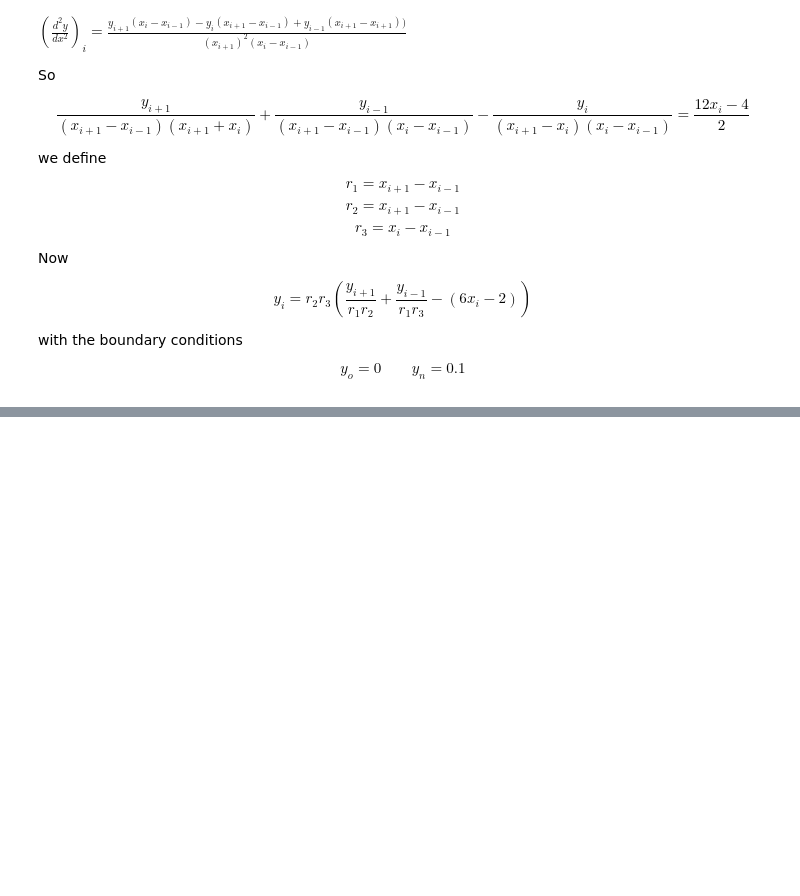
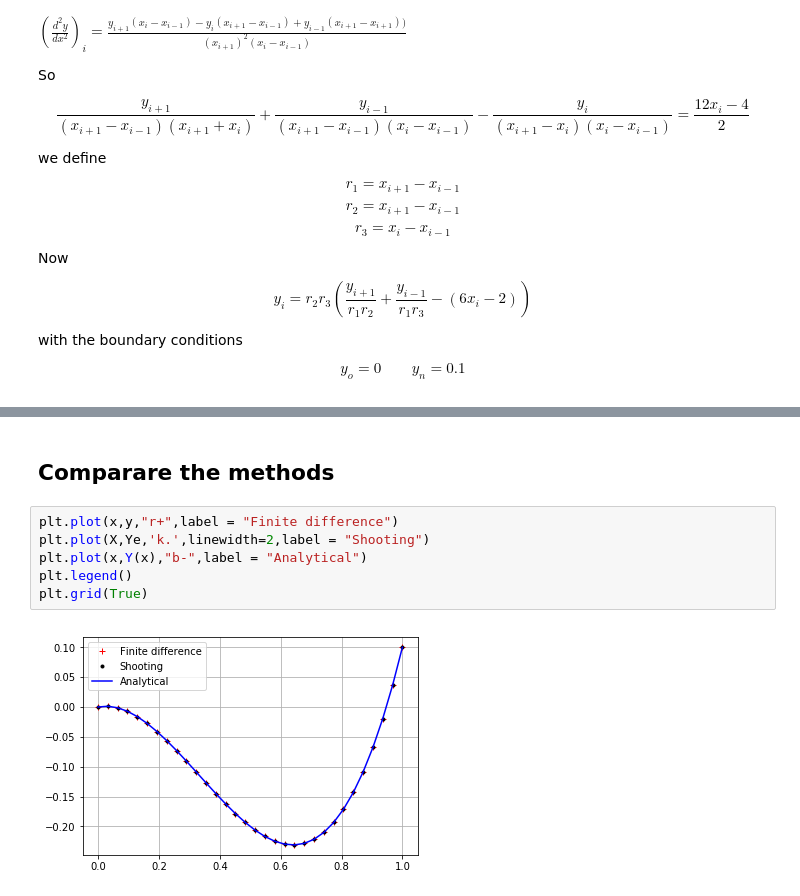
Before and after one commit to jomen93/Computational_Astrophysics, a Jupyter notebook: Exercise_8/Exercise_8.ipynb, the cells around one changed output, grey strips where cells are left out. Saved outputs shown, nothing was run; the diff lists cells and outputs as text; blank space fills up the shorter version.

```diff
--- a/Exercise_8/Exercise_8.ipynb
+++ b/Exercise_8/Exercise_8.ipynb
@@ -96,0 +148,10 @@ plt.legend()
+# %% [markdown]
+## Comparare the methods
+# %%
+plt.plot(x,y,"r+",label = "Finite difference")
+plt.plot(X,Ye,'k.',linewidth=2,label = "Shooting")
+plt.plot(x,Y(x),"b-",label = "Analytical")
+plt.legend()
+plt.grid(True)
+# %% [output]
+[figure, added]
```
Also changed, not shown: parts of 5 cells of this notebook, 5 other files.
